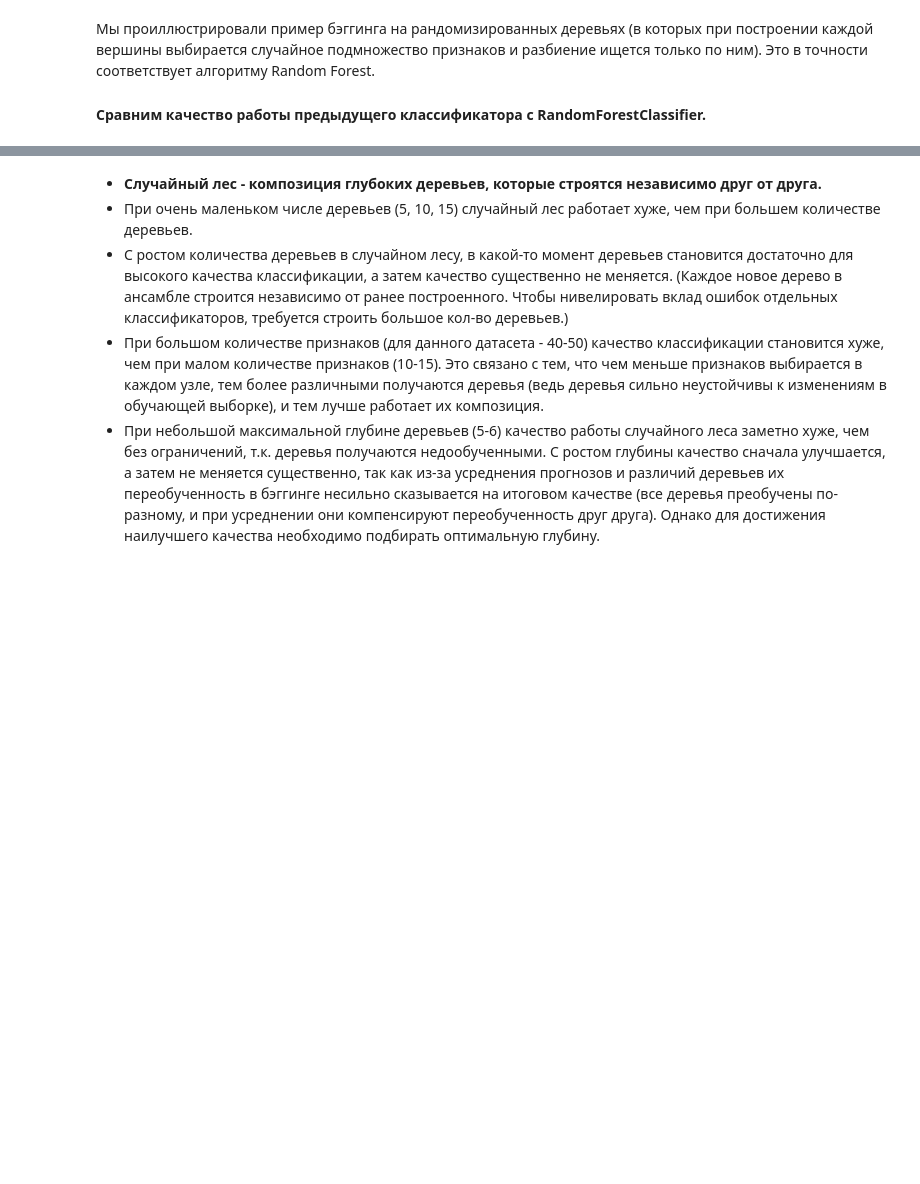
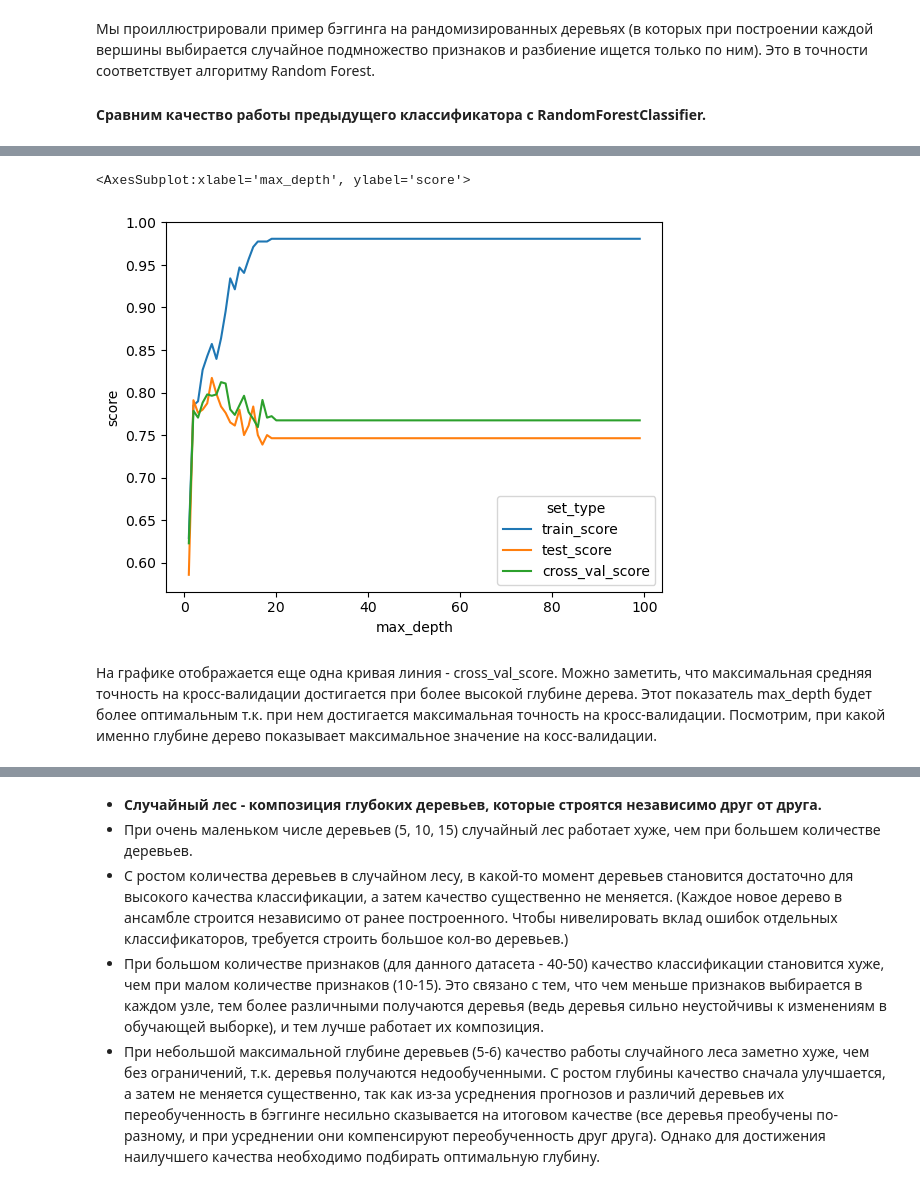
Before and after one commit to AngelinaAngelSun/0.Training-Python_SQL_MLagorithms, a Jupyter notebook: DecisionTree_RandomForest_Bagging_RSS.ipynb, the cells around one changed output, grey strips where cells are left out. Saved outputs shown, nothing was run; the diff lists cells and outputs as text; code cells hidden in the pictures; blank space fills up the shorter version.

```diff
--- a/DecisionTree_RandomForest_Bagging_RSS.ipynb
+++ b/DecisionTree_RandomForest_Bagging_RSS.ipynb
@@ -676,0 +873,9 @@ cross_v_score5 = cross_val_score(rf, X, y, cv = 10, n_jobs = -1).mean()
+# %%
+clf = DecisionTreeClassifier(criterion = 'entropy', max_depth = 4, max_features = max_features, random_state = 42)
+
+# Протестируем классификатор с помощью кросс-валидации и посмотрим на точность модели
+CV_score = cross_val_score(clf, X_train, y_train, cv = 5)
+
+# Получим среднюю точность на кросс-валидации
+CV_score_mean = round(cross_val_score(clf, X_train, y_train, cv = 5).mean(), 3)
+print(f'Набор показателей точности (cross_val_score, cv = 5): {CV_score}.\nУсредненный показатель точности: {CV_score_mean}')
@@ -676,0 +888,25 @@ cross_v_score5 = cross_val_score(rf, X, y, cv = 10, n_jobs = -1).mean()
+# %%
+max_depth_values = range(1, 100)   # Значения глубины деревьев, которые мы будем перебирать
+
+scores_data = pd.DataFrame()       # Датафрейм, в который поместим итоговые данные
+
+# Цикл для подбора параметров глубины дерева
+for max_depth in max_depth_values:
+    clf = DecisionTreeClassifier(criterion = 'entropy', max_depth = max_depth, random_state = 42,
+                                 max_features = max_features).fit(X_train, y_train)
+
+    train_score = round(clf.score(X_train, y_train), 4)   # Показатели точности на тренировочной и тестовой выборках
+    test_score = round(clf.score(X_valid, y_valid), 4)
+
+    mean_cross_val_score = round(cross_val_score(clf, X_train, y_train, cv = 5).mean(), 4)
+
+    temp_score_data = pd.DataFrame({'max_depth' : [max_depth],
+                                    'train_score' : [train_score],
+                                    'test_score' : [test_score],
+                                    'cross_val_score' : [mean_cross_val_score]
+                                    })
+
+    # scores_data.append(temp_score_data)
+    scores_data = pd.concat([scores_data, temp_score_data])
+
+display(scores_data)
@@ -676,0 +927,6 @@ cross_v_score5 = cross_val_score(rf, X, y, cv = 10, n_jobs = -1).mean()
+# %%
+# Развернем получившийся датасет, чтобы для каждой глубины дерева было два значения score для тренировочной и тестовой выборки
+scores_data_long_cv = pd.melt(scores_data, id_vars = 'max_depth',
+                              value_vars = ['train_score', 'test_score', 'cross_val_score'],
+                              var_name = 'set_type', value_name = 'score')
+display(scores_data_long_cv)
@@ -676,0 +947,8 @@ cross_v_score5 = cross_val_score(rf, X, y, cv = 10, n_jobs = -1).mean()
+# %%
+# Построим график
+sns.lineplot(data = scores_data_long_cv, x = 'max_depth', y = 'score', hue = 'set_type')
+# %% [output]
+<AxesSubplot:xlabel='max_depth', ylabel='score'>
+[figure, added]
+# %% [markdown]
+На графике отображается еще одна кривая линия - cross_val_score. Можно заметить, что максимальная средняя точность на кросс-валидации достигается при более высокой глубине дерева. Этот показатель max_depth будет более оптимальным т.к. при нем достигается максимальная точность на кросс-валидации. Посмотрим, при какой именно глубине дерево показывает максимальное значение на косс-валидации.
```
Also changed, not shown: parts of 86 cells of this notebook.
